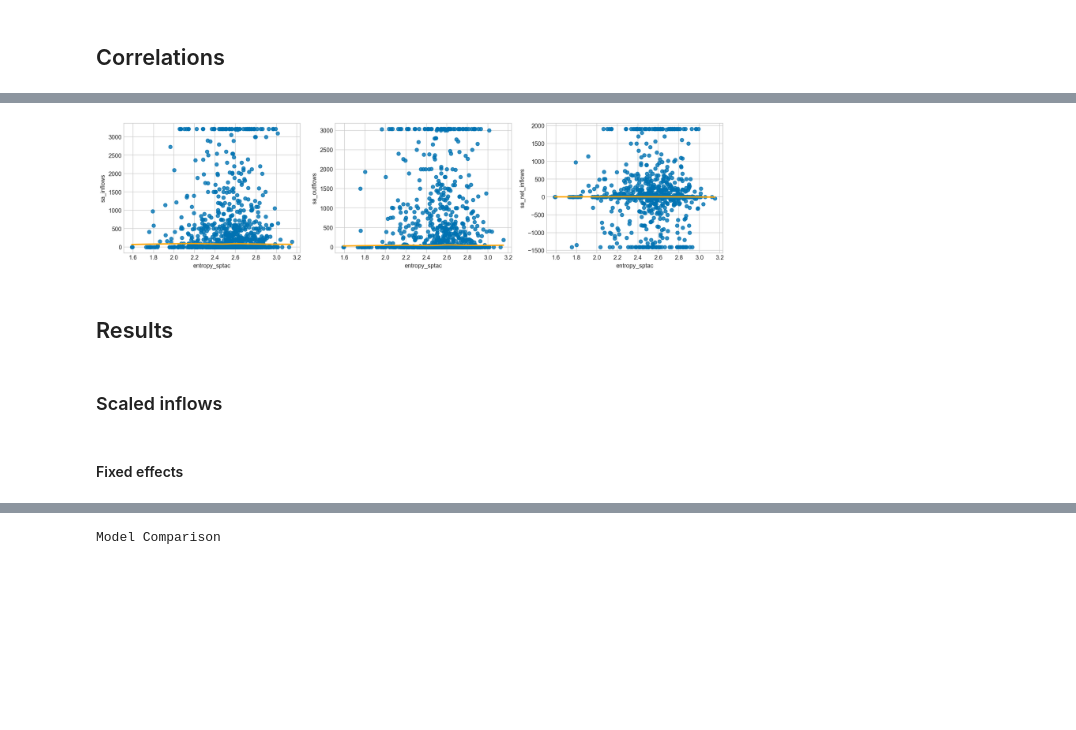
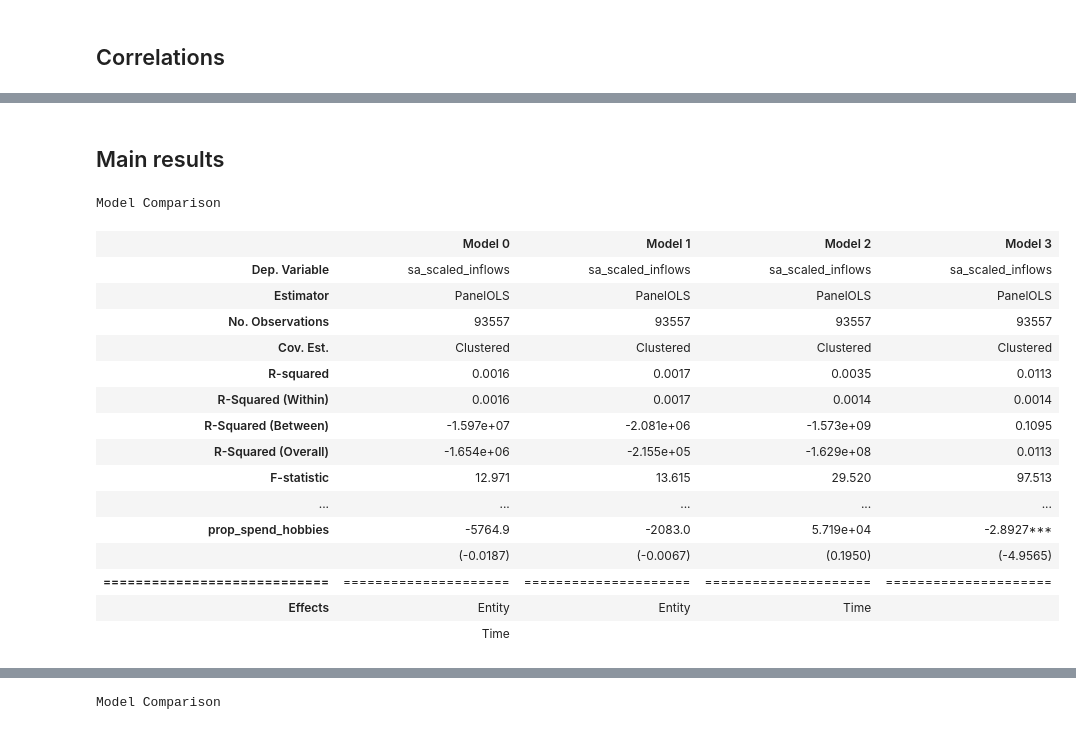
Before and after one commit to fabiangunzinger/entropy, a Jupyter notebook: notebooks/analysis.ipynb, the cells around one changed output, grey strips where cells are left out. Saved outputs shown, nothing was run; the diff lists cells and outputs as text; code cells hidden in the pictures; blank space fills up the shorter version.

```diff
--- a/notebooks/analysis.ipynb
+++ b/notebooks/analysis.ipynb
@@ -173,8 +182,2 @@ ff.regplot(
-# %%
-regplot(df, "sa_[oin]", "entropy", winsorise_kws=dict(pct=5))
-# %% [output]
-[figure, removed]
-# %% [markdown]
-## Results
 # %% [markdown]
-### Scaled inflows
+## Main results
@@ -186,2 +184,35 @@ full_controls = ["log_monthly_spend"] + tag_spend[:-1]
-# %% [markdown]
-#### Fixed effects
+# %%
+data = df
+
+y = data["sa_scaled_inflows"]
+prop_spends = list(data.filter(like="prop_spend").columns)
+controls = ["log_monthly_spend"] + prop_spends
+exog = data[["entropy_sptac"] + controls]
+
+lm.panel.compare(
+    [
+        ah.fe_reg(y, exog, entity_effects=True, time_effects=True),
+        ah.fe_reg(y, exog, entity_effects=True, time_effects=False),
+        ah.fe_reg(y, exog, entity_effects=False, time_effects=True),
+        ah.fe_reg(y, exog, entity_effects=False, time_effects=False),
+    ],
+    stars=True,
+)
+# %% [output]
+Model Comparison
+|  | Model 0 | Model 1 | Model 2 | Model 3 |
+| Dep. Variable | sa_scaled_inflows | sa_scaled_inflows | sa_scaled_inflows | sa_scaled_inflows |
+| Estimator | PanelOLS | PanelOLS | PanelOLS | PanelOLS |
+| No. Observations | 93557 | 93557 | 93557 | 93557 |
+| Cov. Est. | Clustered | Clustered | Clustered | Clustered |
+| R-squared | 0.0016 | 0.0017 | 0.0035 | 0.0113 |
+| R-Squared (Within) | 0.0016 | 0.0017 | 0.0014 | 0.0014 |
+| R-Squared (Between) | -1.597e+07 | -2.081e+06 | -1.573e+09 | 0.1095 |
+| R-Squared (Overall) | -1.654e+06 | -2.155e+05 | -1.629e+08 | 0.0113 |
+| F-statistic | 12.971 | 13.615 | 29.520 | 97.513 |
+| ... | ... | ... | ... | ... |
+| prop_spend_hobbies | -5764.9 | -2083.0 | 5.719e+04 | -2.8927*** |
+|  | (-0.0187) | (-0.0067) | (0.1950) | (-4.9565) |
+| ============================ | ===================== | ===================== | ===================== | ===================== |
+| Effects | Entity | Entity | Time |  |
+|  | Time |  |  |  |
```
Also changed, not shown: parts of 34 cells of this notebook, 5 other files.
